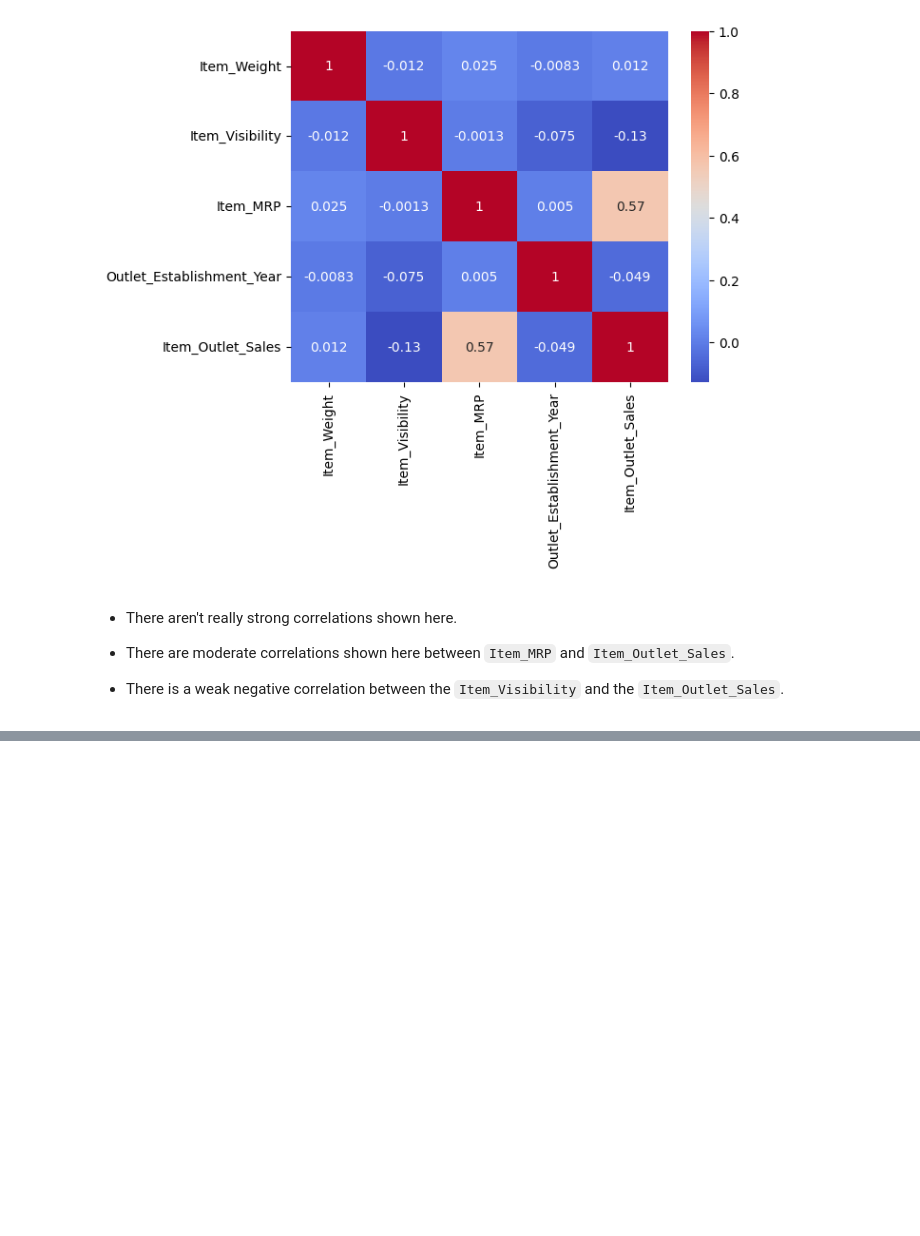
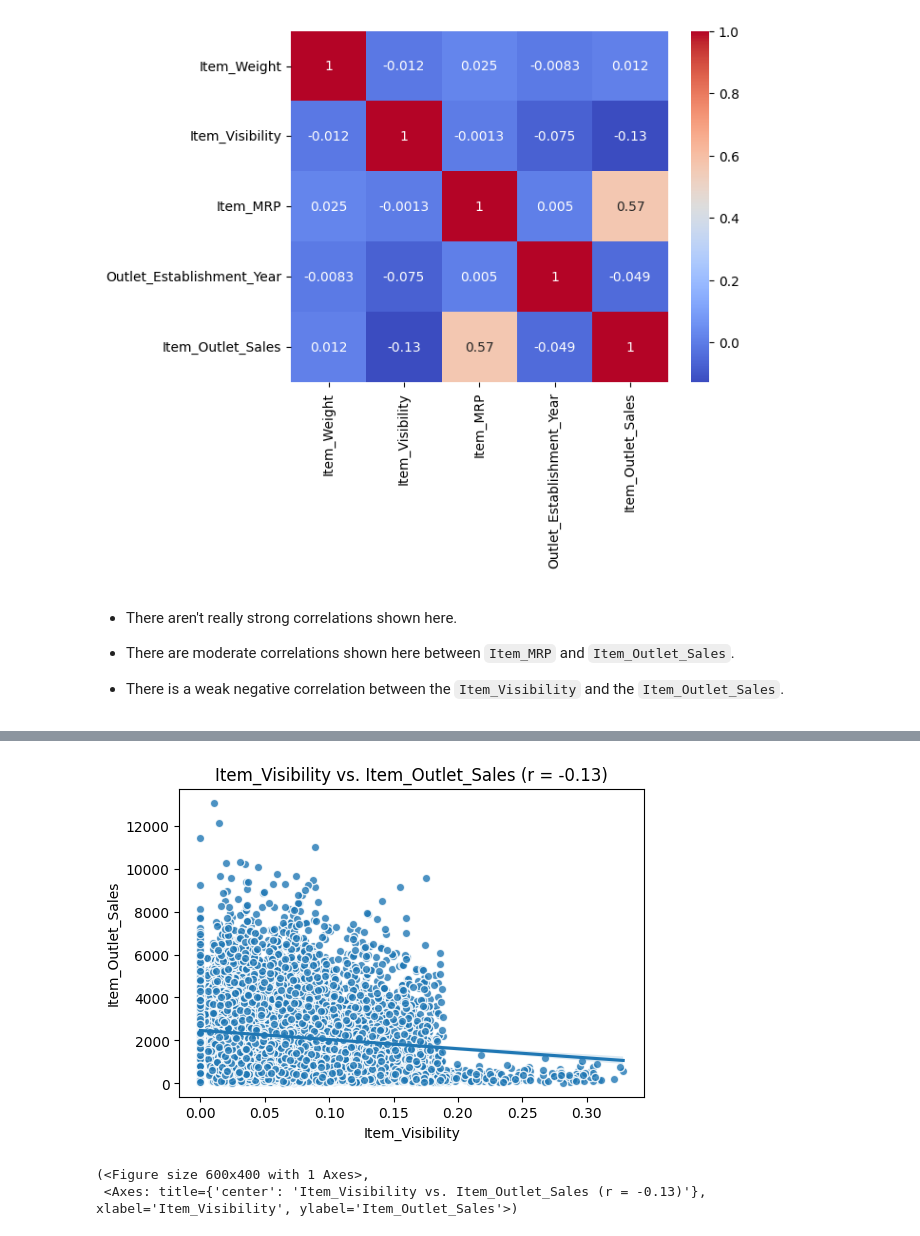
Before and after one commit to Zainakhader/Project1, a Jupyter notebook: Untitled3.ipynb, the cells around one changed output, grey strips where cells are left out. Cells and saved outputs as stored; diff of their text form; code cells hidden in the pictures; blank space fills up the shorter version.

```diff
--- a/Untitled3.ipynb
+++ b/Untitled3.ipynb
@@ -319,0 +610,6 @@ ax=sns.heatmap(corr,cmap='coolwarm',annot=True)
+# %%
+plot_numeric_vs_target(df,'Item_Visibility','Item_Outlet_Sales')
+# %% [output]
+[figure, added]
+(<Figure size 600x400 with 1 Axes>,
+ <Axes: title={'center': 'Item_Visibility vs. Item_Outlet_Sales (r = -0.13)'}, xlabel='Item_Visibility', ylabel='Item_Outlet_Sales'>)
```
Also changed, not shown: parts of 37 cells of this notebook.
